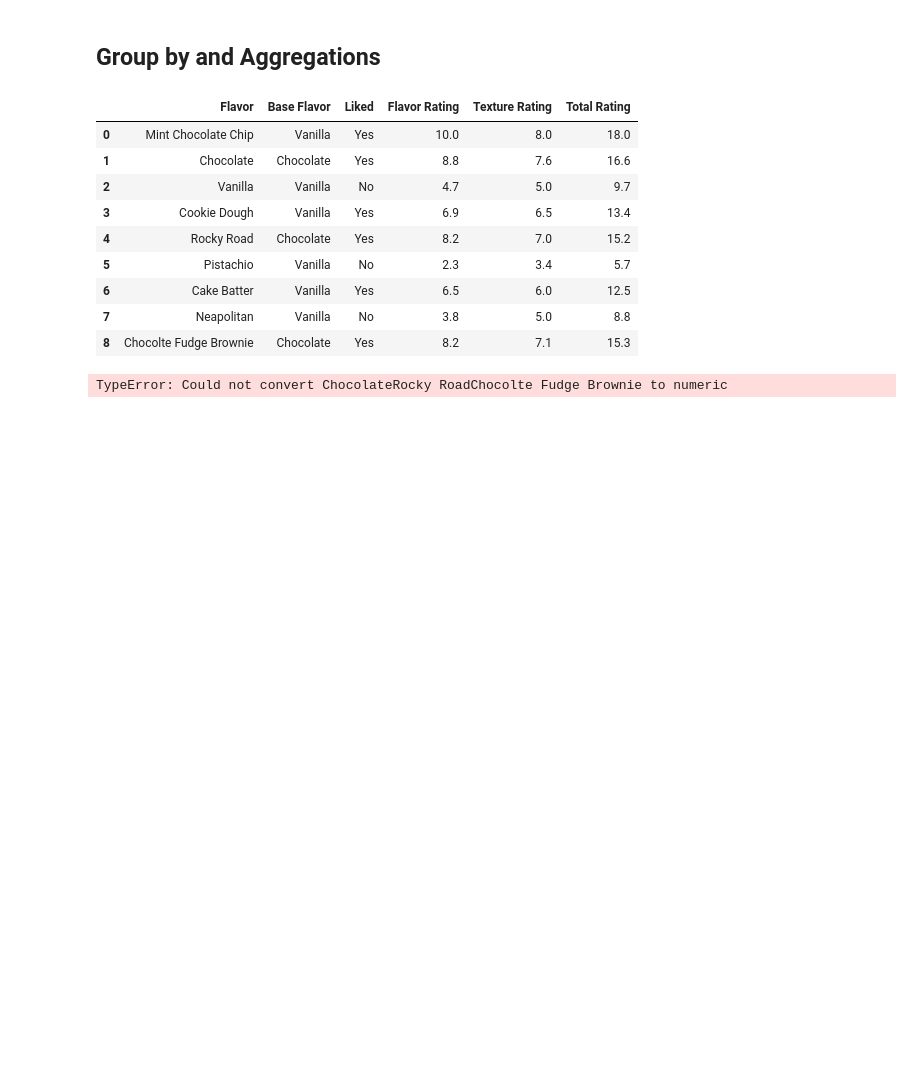
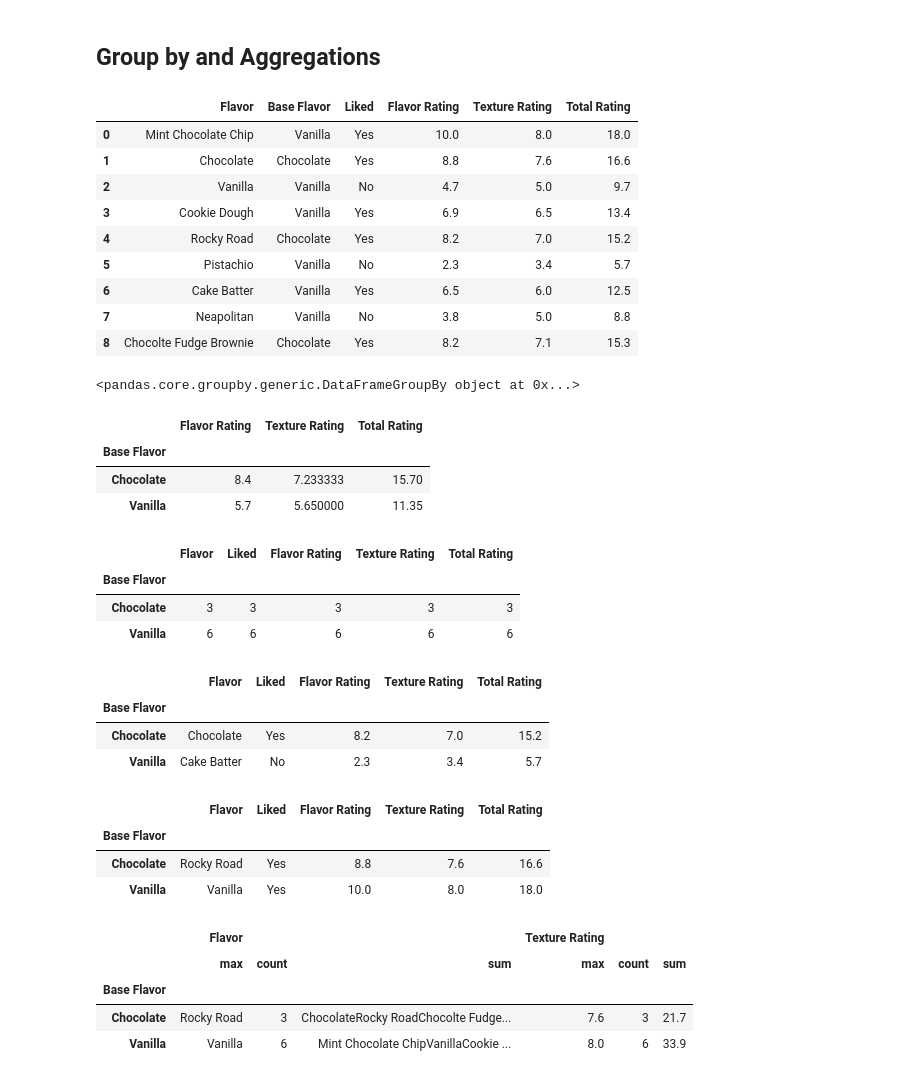
Before and after one commit to alb1nut/Pandas, a Jupyter notebook: Pandas.ipynb, the cells around one changed output. Cells and saved outputs as stored; diff of their text form; code cells hidden in the pictures; blank space fills up the shorter version.

```diff
--- a/Pandas.ipynb
+++ b/Pandas.ipynb
@@ -376,7 +376,43 @@ df
 | 8 | Chocolte Fudge Brownie | Chocolate | Yes | 8.2 | 7.1 | 15.3 |
 # %%
 group_by_frame = df.groupby('Base Flavor')
+# %%
+group_by_frame
+# %% [output]
+<pandas.core.groupby.generic.DataFrameGroupBy object at 0x...>
 # %%
-group_by_frame.mean()
+group_by_frame.mean(numeric_only=True)
 # %% [output]
-TypeError: Could not convert ChocolateRocky RoadChocolte Fudge Brownie to numeric
+|  | Flavor Rating | Texture Rating | Total Rating |
+| Base Flavor |  |  |  |
+| Chocolate | 8.4 | 7.233333 | 15.70 |
+| Vanilla | 5.7 | 5.650000 | 11.35 |
+# %%
+df.groupby('Base Flavor').count()
+# %% [output]
+|  | Flavor | Liked | Flavor Rating | Texture Rating | Total Rating |
+| Base Flavor |  |  |  |  |  |
+| Chocolate | 3 | 3 | 3 | 3 | 3 |
+| Vanilla | 6 | 6 | 6 | 6 | 6 |
+# %%
+df.groupby('Base Flavor').min()
+# %% [output]
+|  | Flavor | Liked | Flavor Rating | Texture Rating | Total Rating |
+| Base Flavor |  |  |  |  |  |
+| Chocolate | Chocolate | Yes | 8.2 | 7.0 | 15.2 |
+| Vanilla | Cake Batter | No | 2.3 | 3.4 | 5.7 |
+# %%
+df.groupby('Base Flavor').max()
+# %% [output]
+|  | Flavor | Liked | Flavor Rating | Texture Rating | Total Rating |
+| Base Flavor |  |  |  |  |  |
+| Chocolate | Rocky Road | Yes | 8.8 | 7.6 | 16.6 |
+| Vanilla | Vanilla | Yes | 10.0 | 8.0 | 18.0 |
+# %%
+df.groupby('Base Flavor').agg({'Flavor': ['max','count','sum'], 'Texture Rating':['max','count','sum']})
+# %% [output]
+|  | Flavor |  |  | Texture Rating |  |  |
+|  | max | count | sum | max | count | sum |
+| Base Flavor |  |  |  |  |  |  |
+| Chocolate | Rocky Road | 3 | ChocolateRocky RoadChocolte Fudge... | 7.6 | 3 | 21.7 |
+| Vanilla | Vanilla | 6 | Mint Chocolate ChipVanillaCookie ... | 8.0 | 6 | 33.9 |
```
Also changed, not shown: parts of 2 cells of this notebook.
